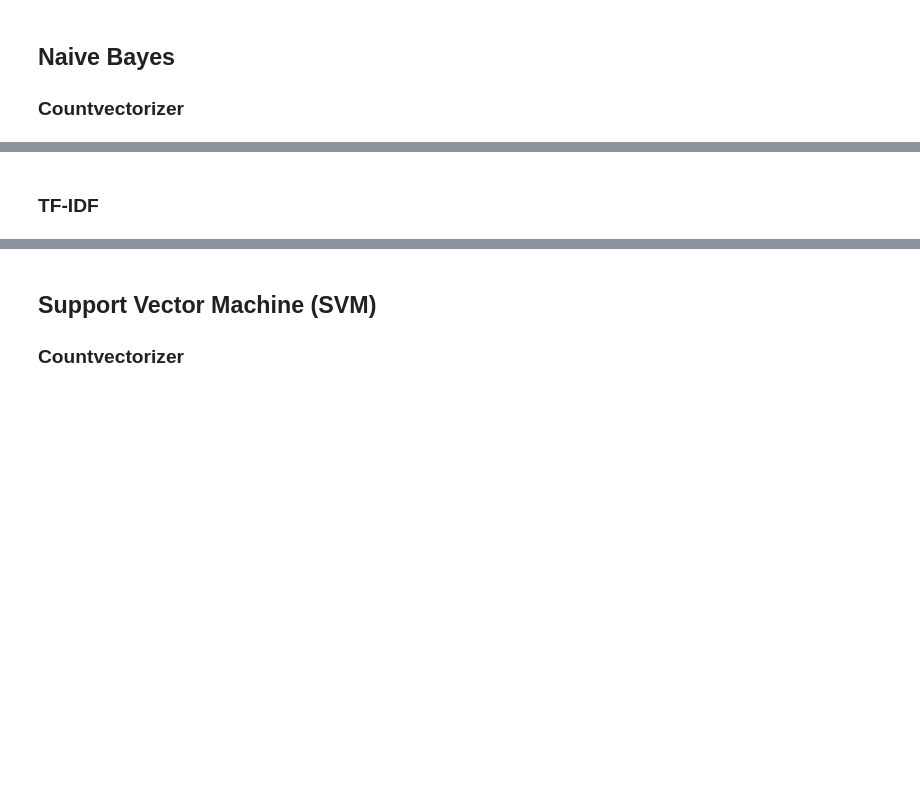
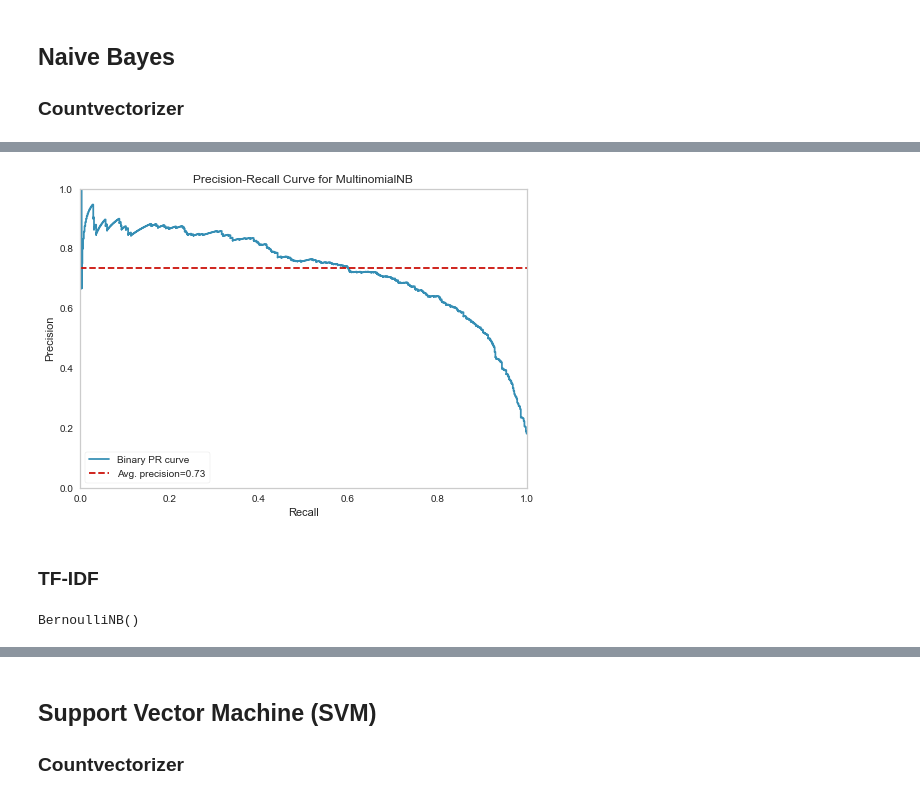
Before and after one commit to B-dogan/NLP-Sentiment-Analysis, a Jupyter notebook: NLP_Sentiment_Analysis_Project.ipynb, the cells around one changed output, grey strips where cells are left out. Drawn from its saved outputs; the diff is of its cells as text; code cells hidden in the pictures; blank space fills up the shorter version.

```diff
--- a/NLP_Sentiment_Analysis_Project.ipynb
+++ b/NLP_Sentiment_Analysis_Project.ipynb
@@ -695,2 +823,23 @@ eval(nb, X_train_count, X_test_count)
+# %%
+from yellowbrick.classifier import PrecisionRecallCurve
+
+viz = PrecisionRecallCurve(
+    MultinomialNB(alpha=2),
+    classes=nb.classes_,         # targettaki class' lar ile aynı isimler döndürsün diye
+    per_class=True,              # her bir class için pr curve çizsin diye
+    cmap="Set1"
+)
+viz.fit(X_train_count,y_train)
+viz.score(X_test_count, y_test)
+viz.show();
+# %% [output]
+[figure, added]
 # %% [markdown]
 ### TF-IDF
+# %%
+from sklearn.naive_bayes import MultinomialNB, BernoulliNB
+
+nb = BernoulliNB()   # alpha burada default haliyle kaldı çünkü overfiti gidermiş zaten
+nb.fit(X_train_tf_idf,y_train)
+# %% [output]
+BernoulliNB()
```
Also changed, not shown: parts of 35 cells of this notebook.
